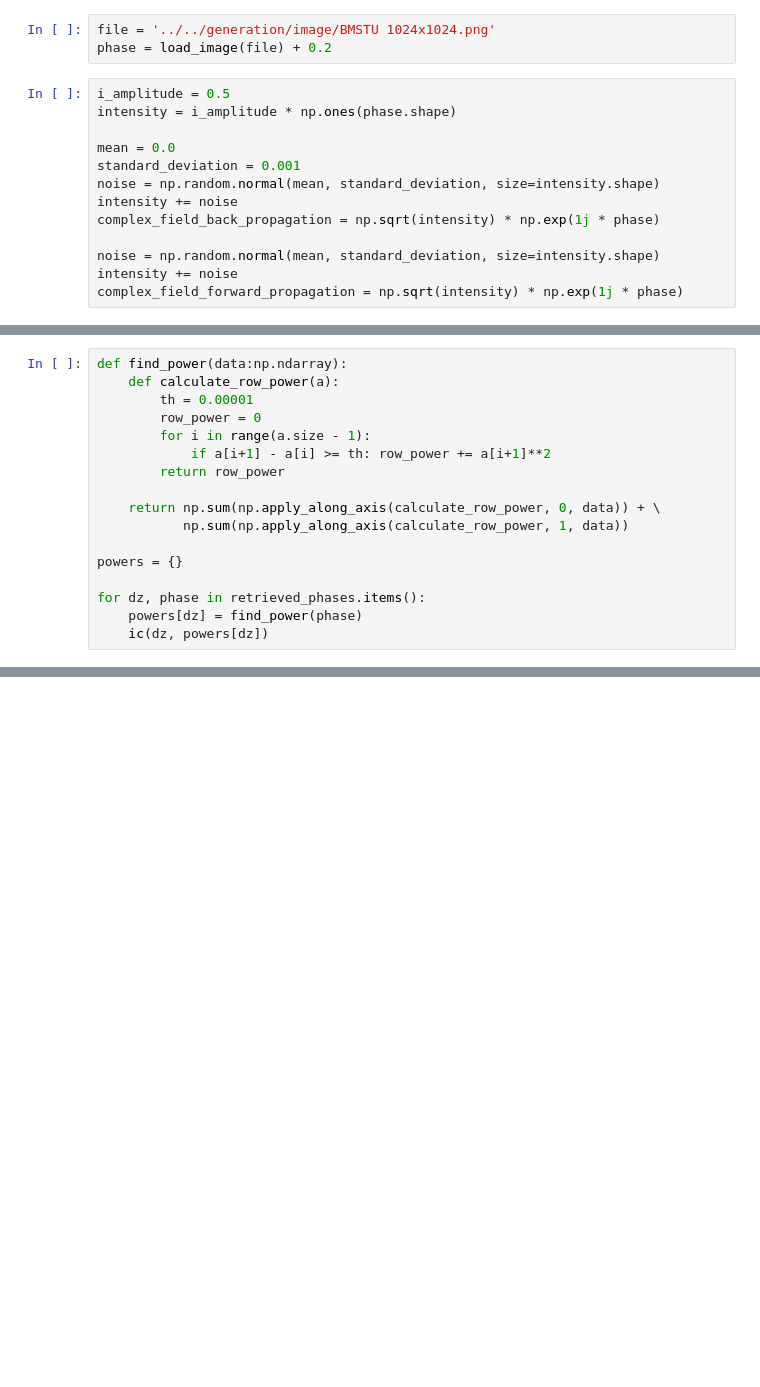
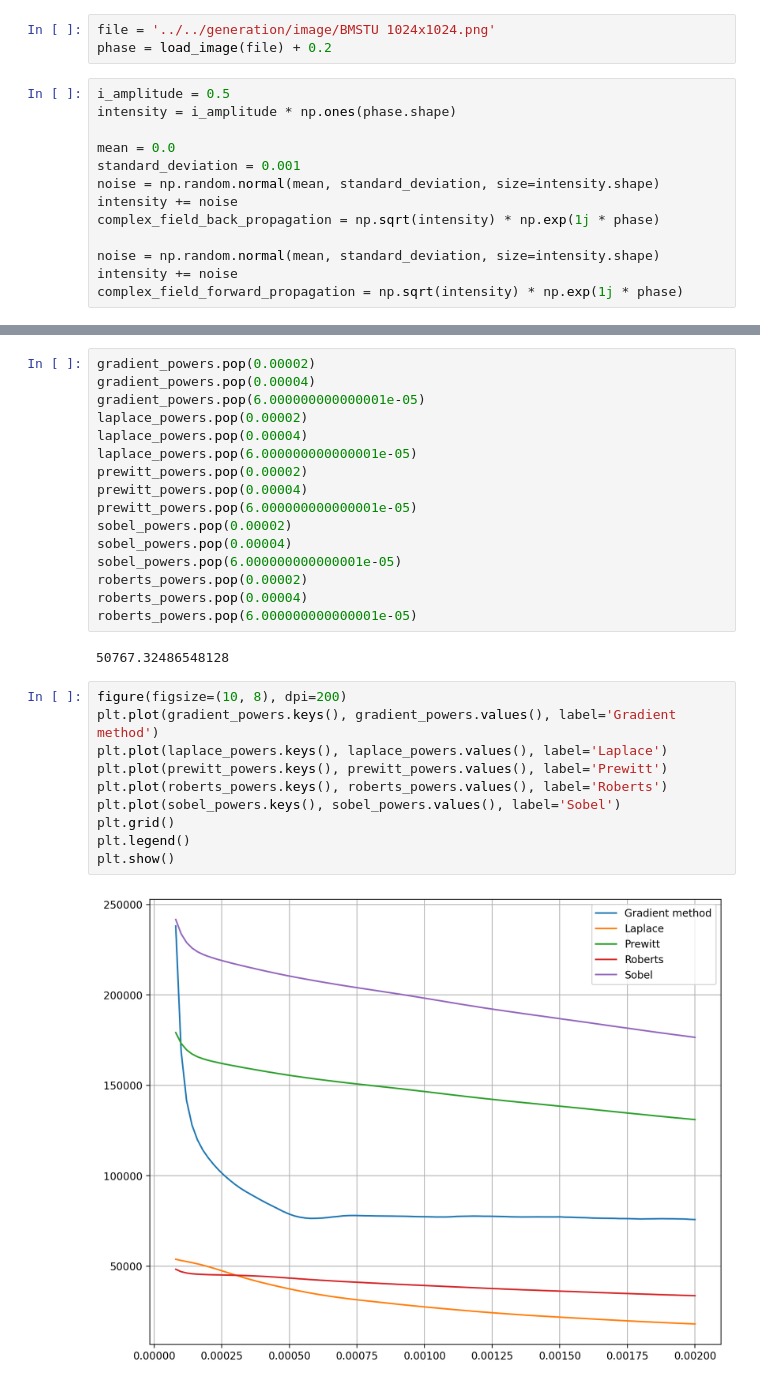
Before and after one commit to megamott/TIE-autofocusing, a Jupyter notebook: autofocus/experiments/BMSTU_phase_noise_intensity_sharpness_function.ipynb, the cells around one changed output, grey strips where cells are left out. Saved outputs shown, nothing was run; the diff lists cells and outputs as text; blank space fills up the shorter version.

```diff
--- a/autofocus/experiments/BMSTU_phase_noise_intensity_sharpness_function.ipynb
+++ b/autofocus/experiments/BMSTU_phase_noise_intensity_sharpness_function.ipynb
@@ -359,17 +100,0 @@ ic| dz: 0.005, powers[dz]: 151
-# %%
-def find_power(data:np.ndarray):
-    def calculate_row_power(a):
-        th = 0.00001
-        row_power = 0
-        for i in range(a.size - 1):
-            if a[i+1] - a[i] >= th: row_power += a[i+1]**2
-        return row_power
-
-    return np.sum(np.apply_along_axis(calculate_row_power, 0, data)) + \
-           np.sum(np.apply_along_axis(calculate_row_power, 1, data))
-
-powers = {}
-
-for dz, phase in retrieved_phases.items():
-    powers[dz] = find_power(phase)
-    ic(dz, powers[dz])
@@ -409,0 +216,30 @@ plt.show()
+# %%
+gradient_powers.pop(0.00002)
+gradient_powers.pop(0.00004)
+gradient_powers.pop(6.000000000000001e-05)
+laplace_powers.pop(0.00002)
+laplace_powers.pop(0.00004)
+laplace_powers.pop(6.000000000000001e-05)
+prewitt_powers.pop(0.00002)
+prewitt_powers.pop(0.00004)
+prewitt_powers.pop(6.000000000000001e-05)
+sobel_powers.pop(0.00002)
+sobel_powers.pop(0.00004)
+sobel_powers.pop(6.000000000000001e-05)
+roberts_powers.pop(0.00002)
+roberts_powers.pop(0.00004)
+roberts_powers.pop(6.000000000000001e-05)
+# %% [output]
+50767.32486548128
+# %%
+figure(figsize=(10, 8), dpi=200)
+plt.plot(gradient_powers.keys(), gradient_powers.values(), label='Gradient method')
+plt.plot(laplace_powers.keys(), laplace_powers.values(), label='Laplace')
+plt.plot(prewitt_powers.keys(), prewitt_powers.values(), label='Prewitt')
+plt.plot(roberts_powers.keys(), roberts_powers.values(), label='Roberts')
+plt.plot(sobel_powers.keys(), sobel_powers.values(), label='Sobel')
+plt.grid()
+plt.legend()
+plt.show()
+# %% [output]
+[figure, added]
```
Also changed, not shown: parts of 21 cells of this notebook, 7 other files.
